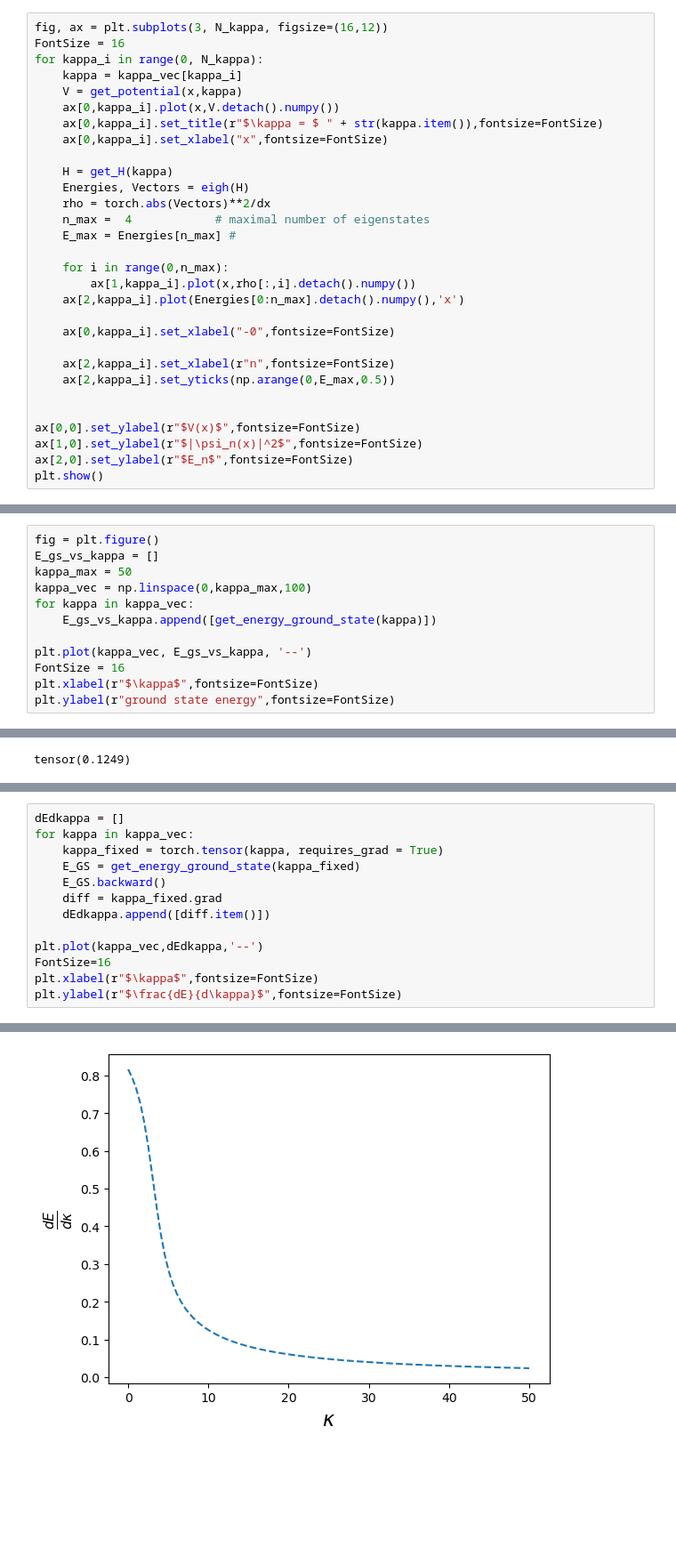
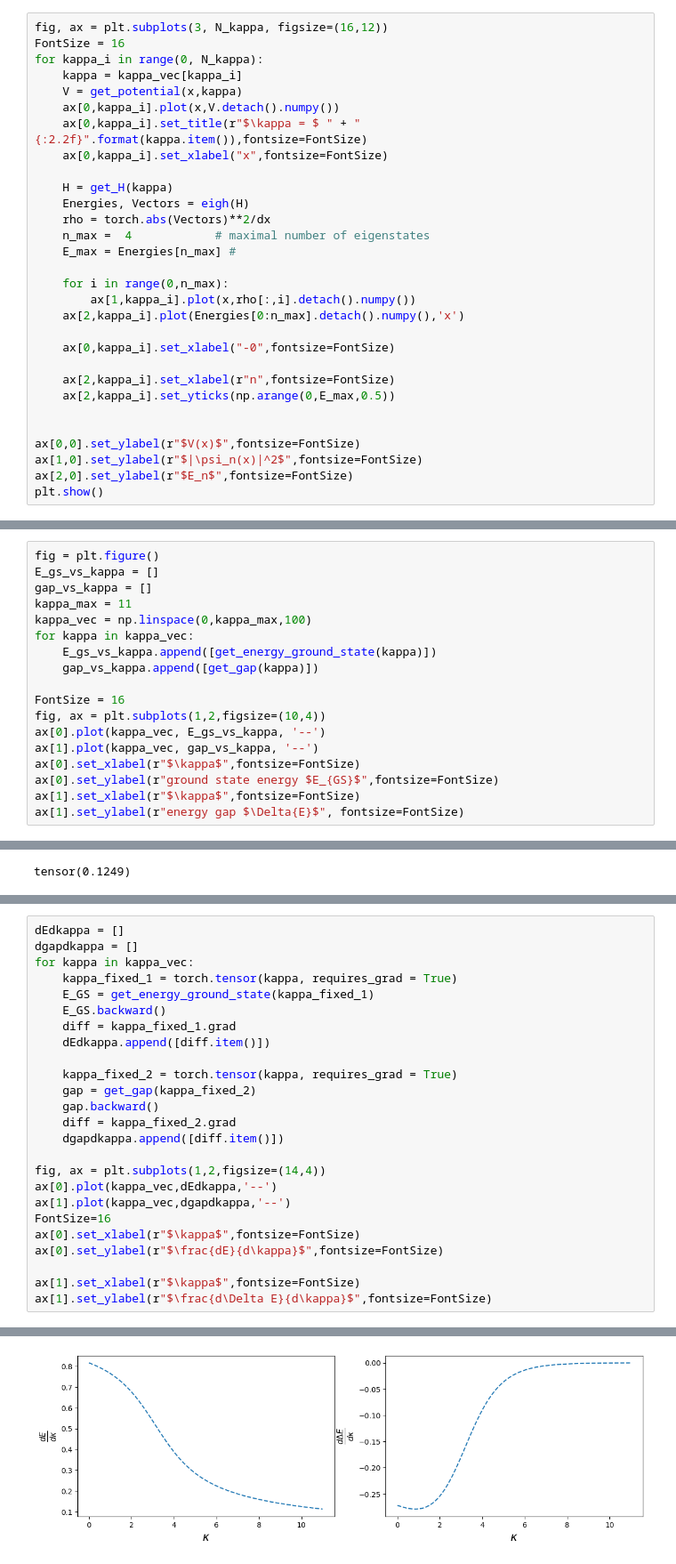
Before and after one commit to BorjaRequena/Neural-Network-Course, a Jupyter notebook: nbs/course/automatic_differentiation_pytorch.ipynb, the cells around one changed output, grey strips where cells are left out. Shown at 89% size. Cells and saved outputs as stored; diff of their text form; blank space fills up the shorter version.

```diff
--- a/nbs/course/automatic_differentiation_pytorch.ipynb
+++ b/nbs/course/automatic_differentiation_pytorch.ipynb
@@ -362,7 +368,7 @@ for kappa_i in range(0, N_kappa):
     kappa = kappa_vec[kappa_i]
     V = get_potential(x,kappa)
     ax[0,kappa_i].plot(x,V.detach().numpy())
-    ax[0,kappa_i].set_title(r"$\kappa = $ " + str(kappa.item()),fontsize=FontSize)
+    ax[0,kappa_i].set_title(r"$\kappa = $ " + "{:2.2f}".format(kappa.item()),fontsize=FontSize)
     ax[0,kappa_i].set_xlabel("x",fontsize=FontSize)
 
     H = get_H(kappa)
@@ -392,13 +398,19 @@ Now, let's check how ground state energy changes with $\kappa$:
 # %%
 fig = plt.figure()
 E_gs_vs_kappa = []
-kappa_max = 50
+gap_vs_kappa = []
+kappa_max = 11
 kappa_vec = np.linspace(0,kappa_max,100)
 for kappa in kappa_vec:
     E_gs_vs_kappa.append([get_energy_ground_state(kappa)])
+    gap_vs_kappa.append([get_gap(kappa)])
 
-plt.plot(kappa_vec, E_gs_vs_kappa, '--')
 FontSize = 16
-plt.xlabel(r"$\kappa$",fontsize=FontSize)
-plt.ylabel(r"ground state energy",fontsize=FontSize)
+fig, ax = plt.subplots(1,2,figsize=(10,4))
+ax[0].plot(kappa_vec, E_gs_vs_kappa, '--')
+ax[1].plot(kappa_vec, gap_vs_kappa, '--')
+ax[0].set_xlabel(r"$\kappa$",fontsize=FontSize)
+ax[0].set_ylabel(r"ground state energy $E_{GS}$",fontsize=FontSize)
+ax[1].set_xlabel(r"$\kappa$",fontsize=FontSize)
+ax[1].set_ylabel(r"energy gap $\Delta{E}$", fontsize=FontSize)
 # %% [output]
@@ -418,14 +431,26 @@ Let's plot $\frac{d E_{\text{GS}}(\kappa)}{d \kappa}$:
 # %%
 dEdkappa = []
+dgapdkappa = []
 for kappa in kappa_vec:
-    kappa_fixed = torch.tensor(kappa, requires_grad = True)
-    E_GS = get_energy_ground_state(kappa_fixed)
+    kappa_fixed_1 = torch.tensor(kappa, requires_grad = True)
+    E_GS = get_energy_ground_state(kappa_fixed_1)
     E_GS.backward()
-    diff = kappa_fixed.grad
+    diff = kappa_fixed_1.grad
     dEdkappa.append([diff.item()])
 
-plt.plot(kappa_vec,dEdkappa,'--')
+    kappa_fixed_2 = torch.tensor(kappa, requires_grad = True)
+    gap = get_gap(kappa_fixed_2)
+    gap.backward()
+    diff = kappa_fixed_2.grad
+    dgapdkappa.append([diff.item()])
+
+fig, ax = plt.subplots(1,2,figsize=(14,4))
+ax[0].plot(kappa_vec,dEdkappa,'--')
+ax[1].plot(kappa_vec,dgapdkappa,'--')
 FontSize=16
-plt.xlabel(r"$\kappa$",fontsize=FontSize)
-plt.ylabel(r"$\frac{dE}{d\kappa}$",fontsize=FontSize)
+ax[0].set_xlabel(r"$\kappa$",fontsize=FontSize)
+ax[0].set_ylabel(r"$\frac{dE}{d\kappa}$",fontsize=FontSize)
+
+ax[1].set_xlabel(r"$\kappa$",fontsize=FontSize)
+ax[1].set_ylabel(r"$\frac{d\Delta E}{d\kappa}$",fontsize=FontSize)
 # %% [output]
@@ -433,4 +458,4 @@ Text(0, 0.5, '$\\frac{dE}{d\\kappa}$')
-[figure, old version]
+[figure, new version]
 # %% [markdown]
 # Gradients in a Deep Neural Network
 
```
Also changed, not shown: parts of 6 cells of this notebook, 1 other file.
